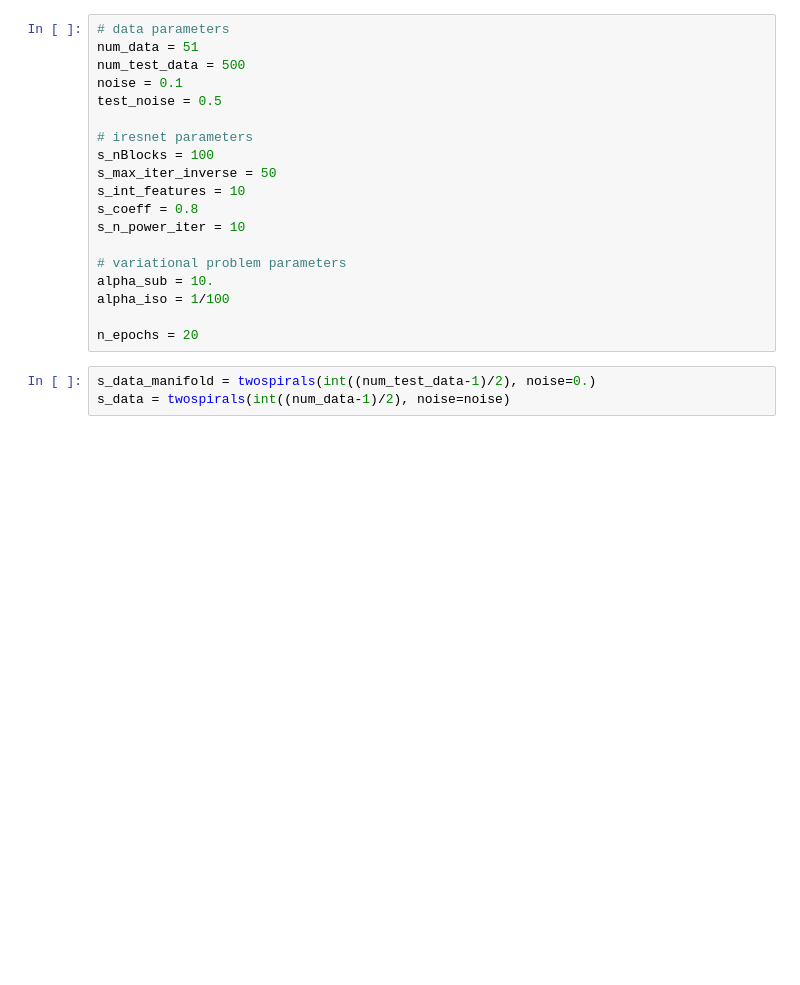
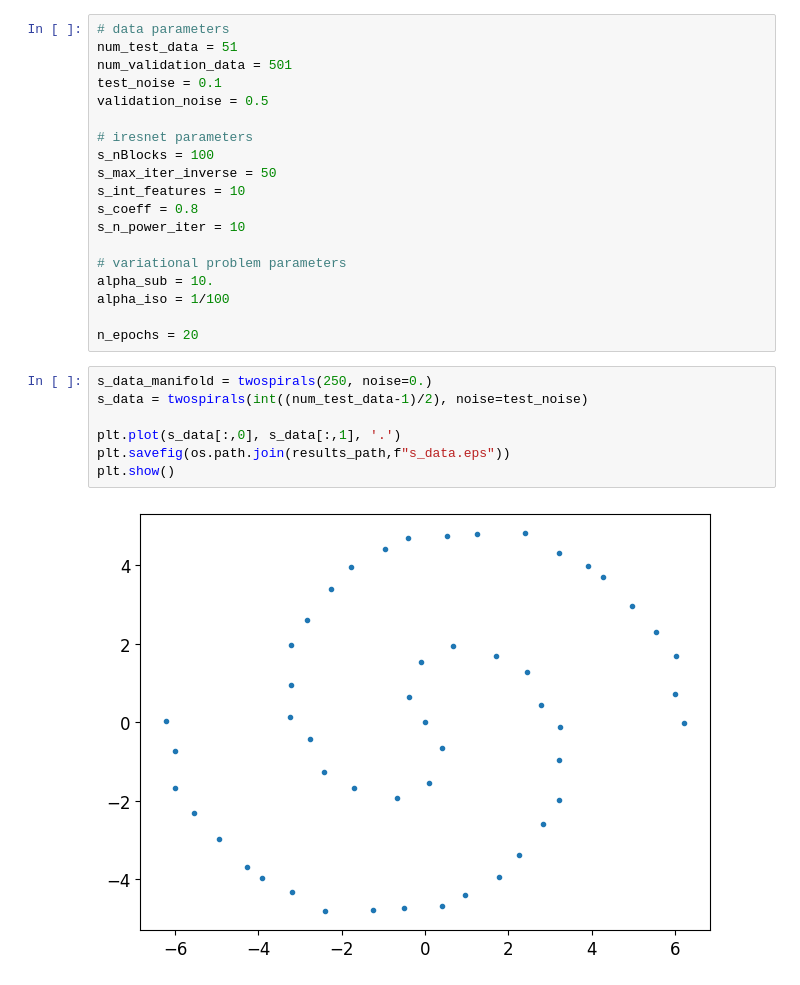
Before and after one commit to wdiepeveen/Pulling-back-symmetric-Riemannian-geometry-for-data-analysis, a Jupyter notebook: experiments/diffeomorphism_effects/evaluate_diffeomorphism_effects.ipynb, the cells around one changed output. Drawn from its saved outputs; the diff is of its cells as text; blank space fills up the shorter version.

```diff
--- a/experiments/diffeomorphism_effects/evaluate_diffeomorphism_effects.ipynb
+++ b/experiments/diffeomorphism_effects/evaluate_diffeomorphism_effects.ipynb
@@ -27,9 +27,9 @@ torch.manual_seed(31)
 # %%
 # data parameters
-num_data = 51
-num_test_data = 500
-noise = 0.1
-test_noise = 0.5
+num_test_data = 51
+num_validation_data = 501
+test_noise = 0.1
+validation_noise = 0.5
 
 # iresnet parameters
 s_nBlocks = 100
@@ -43,9 +43,15 @@ alpha_sub = 10.
 alpha_iso = 1/100
 
 n_epochs = 20
-# %%
-s_data_manifold = twospirals(int((num_test_data-1)/2), noise=0.)
-s_data = twospirals(int((num_data-1)/2), noise=noise)
+# %%
+s_data_manifold = twospirals(250, noise=0.)
+s_data = twospirals(int((num_test_data-1)/2), noise=test_noise)
+
+plt.plot(s_data[:,0], s_data[:,1], '.')
+plt.savefig(os.path.join(results_path,f"s_data.eps"))
+plt.show()
+# %% [output]
+[figure, added]
 # %%
 # load parameters
 trained_networks_path = os.path.join("models", "spiral")
```
Also changed, not shown: parts of 8 cells of this notebook, 22 other files.
